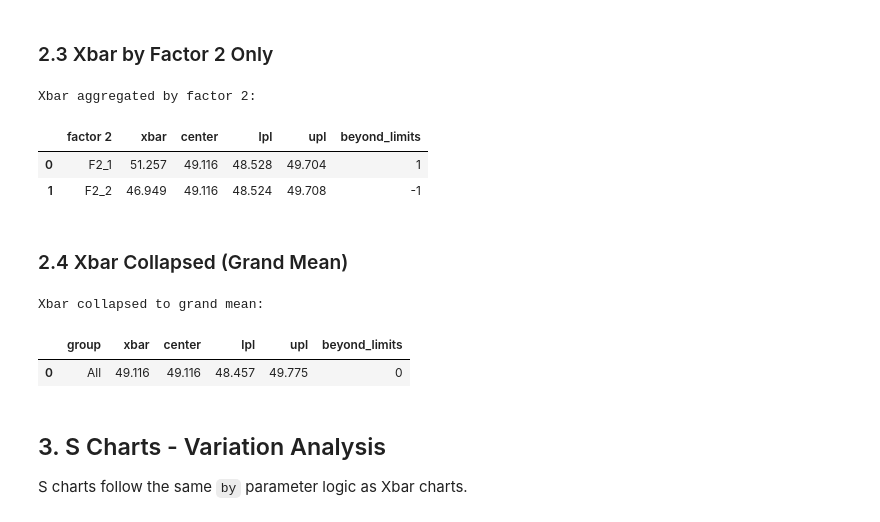
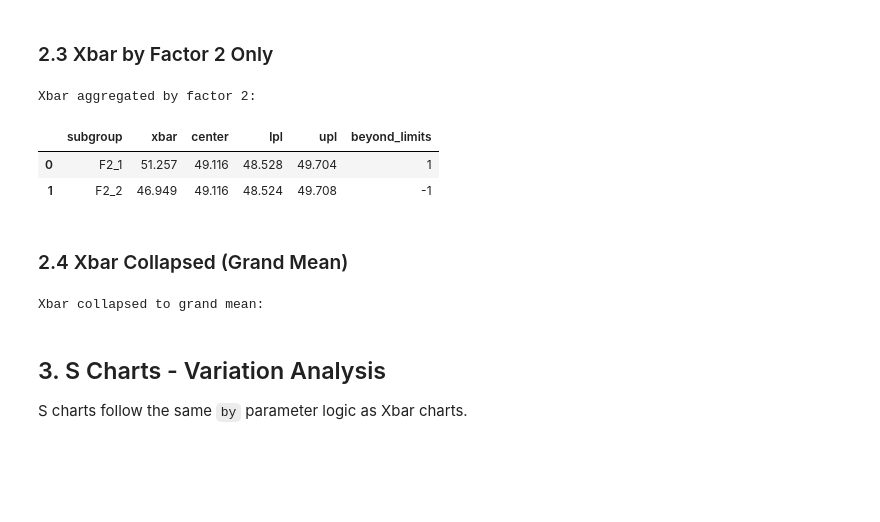
Before and after one commit to cnicholas/processbehavior, a Jupyter notebook: docs/tutorials/sds1-complete-analysis.ipynb, the cells around one changed output. Saved outputs shown, nothing was run; the diff lists cells and outputs as text; code cells hidden in the pictures; blank space fills up the shorter version.

```diff
--- a/docs/tutorials/sds1-complete-analysis.ipynb
+++ b/docs/tutorials/sds1-complete-analysis.ipynb
@@ -129,13 +132,13 @@ result_f1.plot(chart='Xbar', show_stats=True).show()
 ### 2.3 Xbar by Factor 2 Only
 # %%
 # Aggregate by factor 2 only (2 points, one per F2 level)
-result_f2 = study.execute(chart='Xbar', by=['factor 2'])
+result_f2 = study.execute(chart='Xbar', by=['factor 2'],)
 
 print("Xbar aggregated by factor 2:")
 result_f2.get_chart('Xbar')
 # %% [output]
 Xbar aggregated by factor 2:
-|  | factor 2 | xbar | center | lpl | upl | beyond_limits |
+|  | subgroup | xbar | center | lpl | upl | beyond_limits |
 | 0 | F2_1 | 51.257 | 49.116 | 48.528 | 49.704 | 1 |
 | 1 | F2_2 | 46.949 | 49.116 | 48.524 | 49.708 | -1 |
 # %%
@@ -148,10 +151,9 @@ result_all = study.execute(chart='Xbar', by=[])
 
 print("Xbar collapsed to grand mean:")
 result_all.get_chart('Xbar')
+result_all.plot('Xbar').show()
 # %% [output]
 Xbar collapsed to grand mean:
-|  | group | xbar | center | lpl | upl | beyond_limits |
-| 0 | All | 49.116 | 49.116 | 48.457 | 49.775 | 0 |
 # %% [markdown]
 ## 3. S Charts - Variation Analysis
 
```
Also changed, not shown: parts of 25 cells of this notebook, 16 other files.
